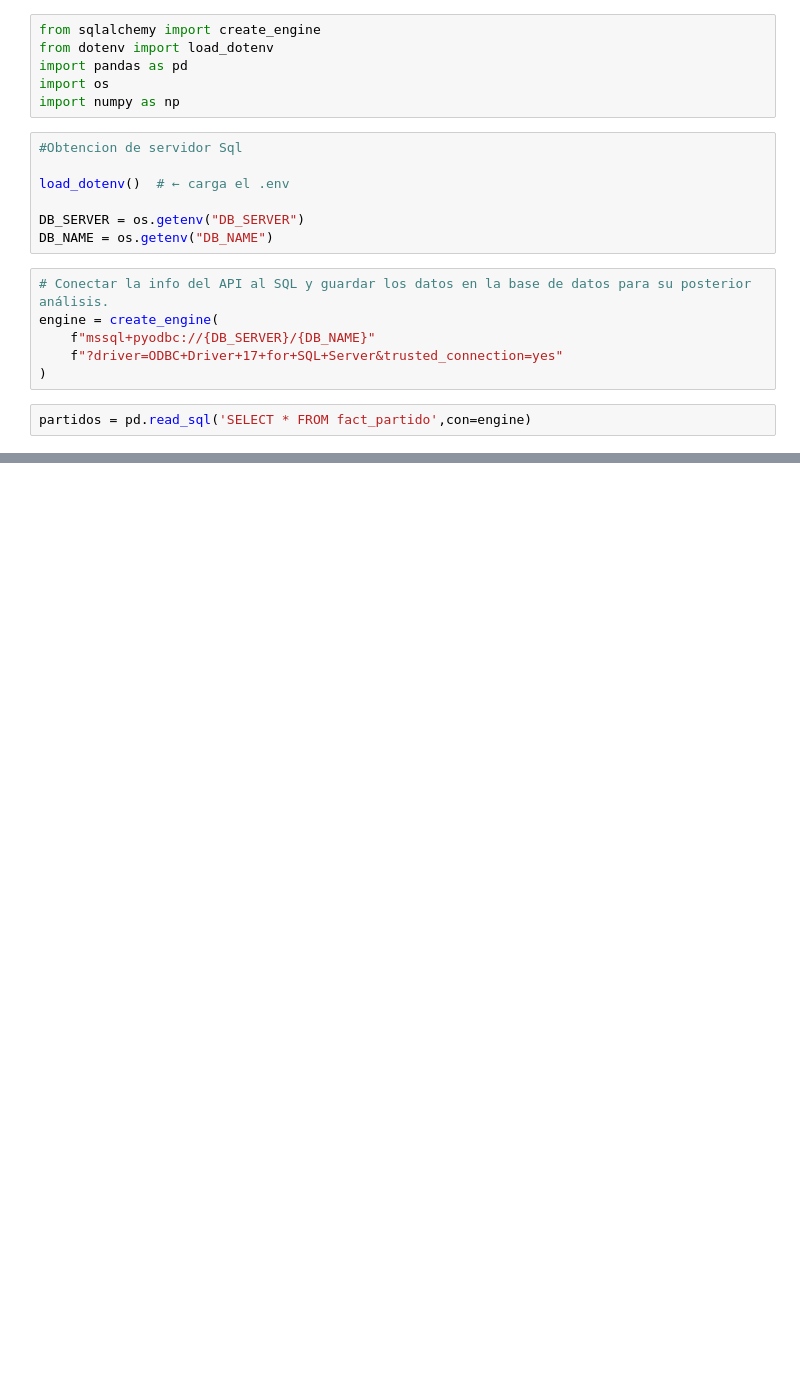
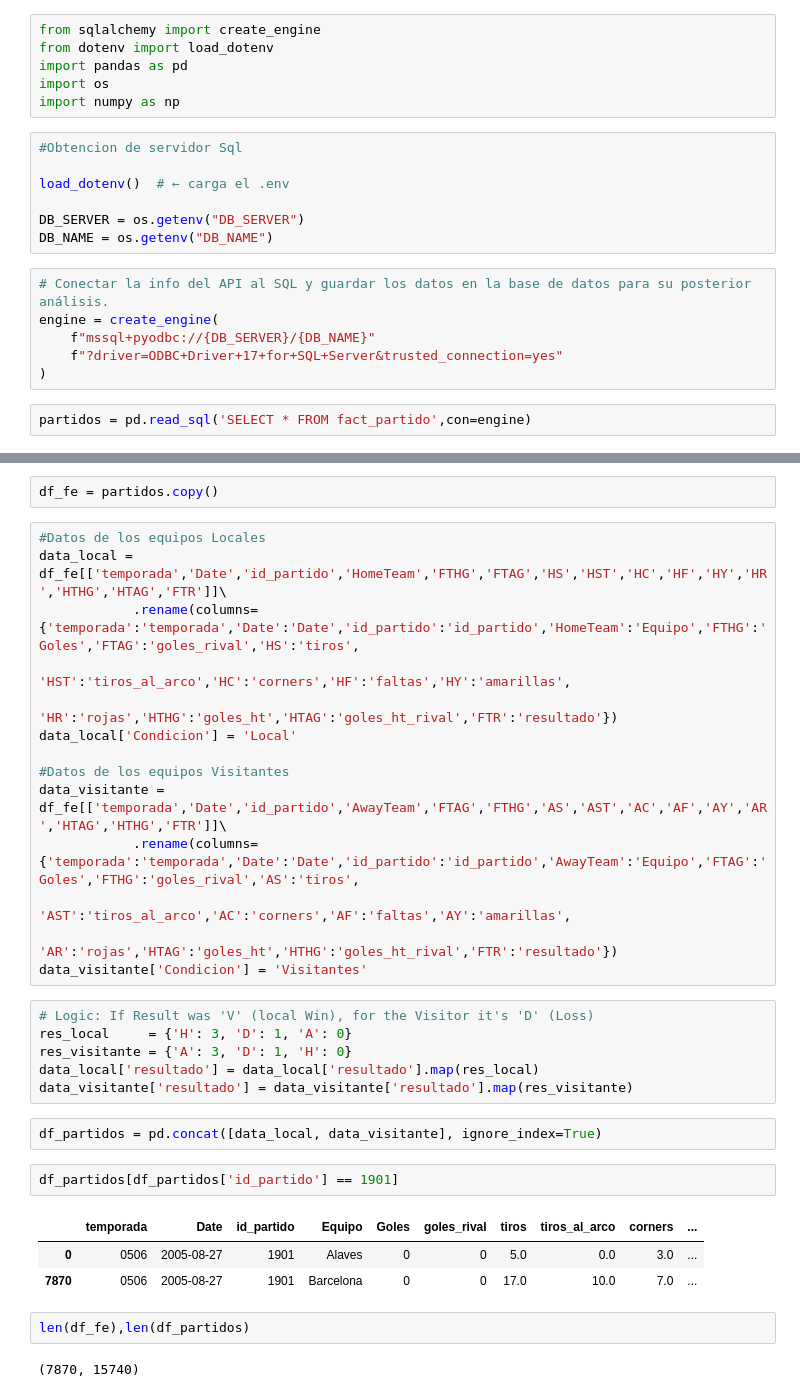
Before and after one commit to geraldb1/AnalisisFutbol, a Jupyter notebook: Script/04_FeatureEngineering.ipynb, the cells around one changed output, grey strips where cells are left out. Drawn from its saved outputs; the diff is of its cells as text; blank space fills up the shorter version.

```diff
--- a/Script/04_FeatureEngineering.ipynb
+++ b/Script/04_FeatureEngineering.ipynb
@@ -23,0 +75,34 @@ partidos
+# %%
+df_fe = partidos.copy()
+# %%
+#Datos de los equipos Locales
+data_local = df_fe[['temporada','Date','id_partido','HomeTeam','FTHG','FTAG','HS','HST','HC','HF','HY','HR','HTHG','HTAG','FTR']]\
+            .rename(columns={'temporada':'temporada','Date':'Date','id_partido':'id_partido','HomeTeam':'Equipo','FTHG':'Goles','FTAG':'goles_rival','HS':'tiros',
+                             'HST':'tiros_al_arco','HC':'corners','HF':'faltas','HY':'amarillas',
+                             'HR':'rojas','HTHG':'goles_ht','HTAG':'goles_ht_rival','FTR':'resultado'})
+data_local['Condicion'] = 'Local'
+
+#Datos de los equipos Visitantes
+data_visitante = df_fe[['temporada','Date','id_partido','AwayTeam','FTAG','FTHG','AS','AST','AC','AF','AY','AR','HTAG','HTHG','FTR']]\
+            .rename(columns={'temporada':'temporada','Date':'Date','id_partido':'id_partido','AwayTeam':'Equipo','FTAG':'Goles','FTHG':'goles_rival','AS':'tiros',
+                             'AST':'tiros_al_arco','AC':'corners','AF':'faltas','AY':'amarillas',
+                             'AR':'rojas','HTAG':'goles_ht','HTHG':'goles_ht_rival','FTR':'resultado'})
+data_visitante['Condicion'] = 'Visitantes'
+# %%
+# Logic: If Result was 'V' (local Win), for the Visitor it's 'D' (Loss)
+res_local     = {'H': 3, 'D': 1, 'A': 0}
+res_visitante = {'A': 3, 'D': 1, 'H': 0}
+data_local['resultado'] = data_local['resultado'].map(res_local)
+data_visitante['resultado'] = data_visitante['resultado'].map(res_visitante)
+# %%
+df_partidos = pd.concat([data_local, data_visitante], ignore_index=True)
+# %%
+df_partidos[df_partidos['id_partido'] == 1901]
+# %% [output]
+|  | temporada | Date | id_partido | Equipo | Goles | goles_rival | tiros | tiros_al_arco | corners | ... |
+| 0 | 0506 | 2005-08-27 | 1901 | Alaves | 0 | 0 | 5.0 | 0.0 | 3.0 | ... |
+| 7870 | 0506 | 2005-08-27 | 1901 | Barcelona | 0 | 0 | 17.0 | 10.0 | 7.0 | ... |
+# %%
+len(df_fe),len(df_partidos)
+# %% [output]
+(7870, 15740)
```
Also changed, not shown: parts of 17 cells of this notebook.
